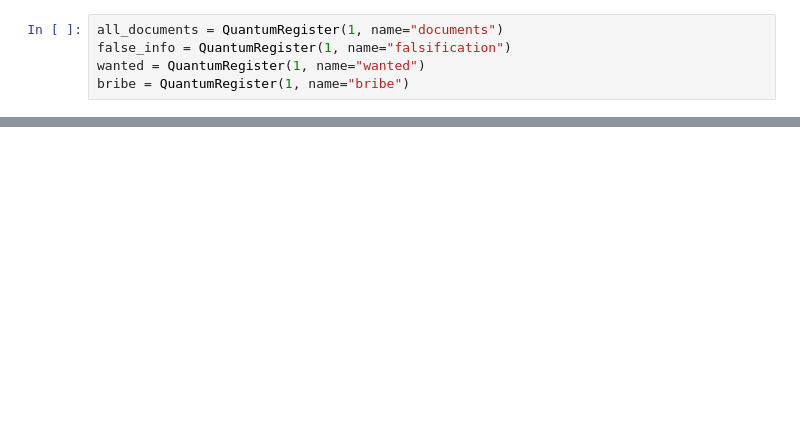
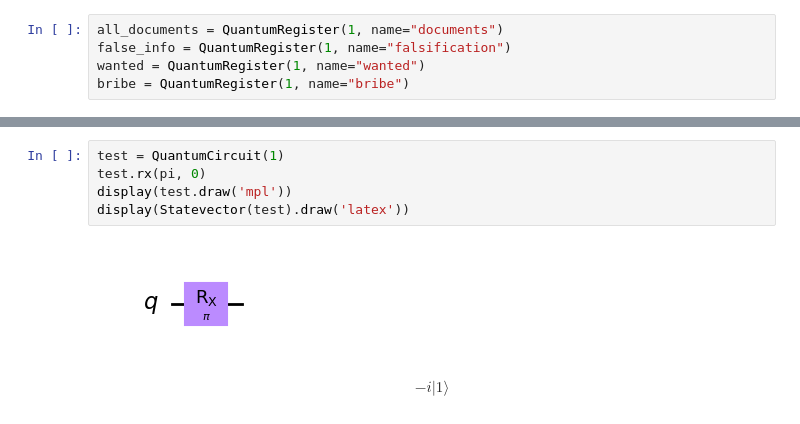
Before and after one commit to Dpbm/QPapersPlease, a Jupyter notebook: papers-please.ipynb, the cells around one changed output, grey strips where cells are left out. Drawn from its saved outputs; the diff is of its cells as text; blank space fills up the shorter version.

```diff
--- a/papers-please.ipynb
+++ b/papers-please.ipynb
@@ -76 +90,9 @@ algorithm.measure()
 [figure]
+# %%
+test = QuantumCircuit(1)
+test.rx(pi, 0)
+display(test.draw('mpl'))
+display(Statevector(test).draw('latex'))
+# %% [output]
+[figure, added]
+$$- i |1\rangle$$
```
Also changed, not shown: parts of 5 cells of this notebook.
